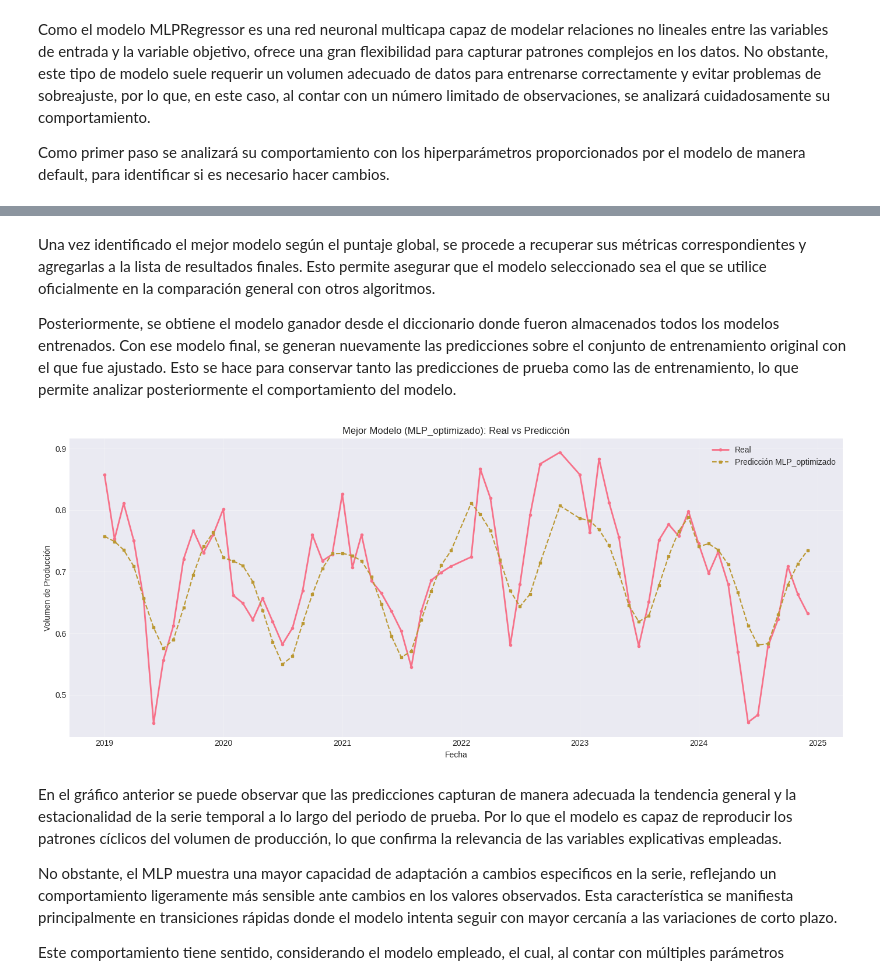
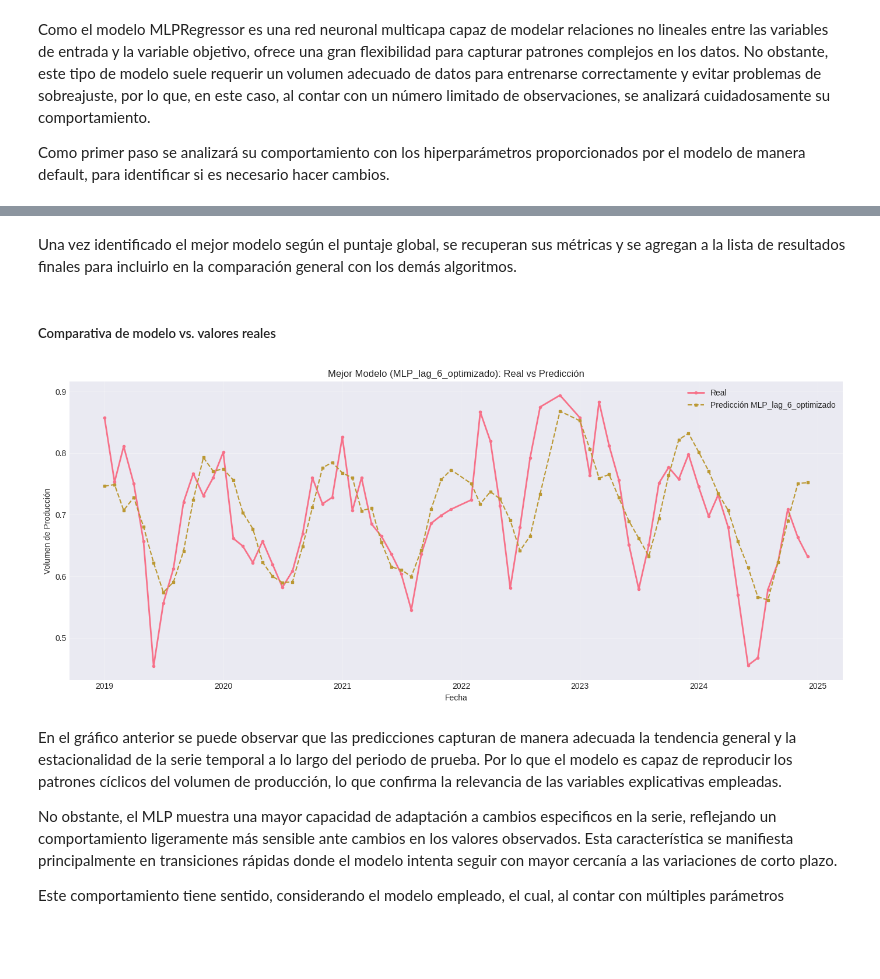
Before and after one commit to juan-pablo-lopez/tc5035-ene26-equipo29, a Jupyter notebook: Avance4.Equipo29.ipynb, the cells around one changed output, grey strips where cells are left out. Saved outputs shown, nothing was run; the diff lists cells and outputs as text; code cells hidden in the pictures; blank space fills up the shorter version.

```diff
--- a/Avance4.Equipo29.ipynb
+++ b/Avance4.Equipo29.ipynb
@@ -1433,0 +1590,9 @@ A pesar de que en esta corrida las ventanas no produjeron una mejora sustancial,
+# %%
+# Extraer configuración ganadora automáticamente
+idx_ganador     = df_rank_exploracion["Score"].idxmin()
+config_ganadora = configuraciones[idx_ganador]
+
+print(f"Arquitectura ganadora: {config_ganadora['hidden_layer_sizes']}")
+print(f"Activación           : {config_ganadora['activation']}")
+print(f"Alpha                : {config_ganadora['alpha']}")
+print(f"Learning rate        : {config_ganadora['learning_rate_init']}")
@@ -1540,13 +1755,21 @@ Por tanto, se decidió mantener la configuración por defecto al evidenciar que
 # %%
-# Tabla con los 4 MLP
+# Extraer métricas del modelo ganador de la exploración
+metrics_ganador = df_rank_exploracion.loc[
+    df_rank_exploracion["Score"].idxmin()
+].to_dict()
+
+# Quedarse solo con las columnas relevantes
+columnas_base = ["Modelo", "MAE", "RMSE", "MAPE", "R²", "MASE", "Tiempo"]
+metrics_ganador = {k: v for k, v in metrics_ganador.items() if k in columnas_base}
+
+# Tabla final con todos los modelos MLP
 df_mlp = pd.DataFrame([
     metrics_mlp_default,
-    metrics_mlp_optimizado,
+    metrics_ganador,
     *results
 ])
 
-
-# Ranking de MLP
+# Ranking final
 df_rank = df_mlp.copy()
 
 df_rank["Score"] = (
@@ -1600,28 +1834,31 @@ y_pred_train_mlp = modelo_final.predict(X_train_final)
 
 # Guardar predicción
 modelos_entrenados[mejor_mlp_nombre]["y_pred_train"] = y_pred_train_mlp
-# %% [markdown]
-Una vez identificado el mejor modelo según el puntaje global, se procede a recuperar sus métricas correspondientes y agregarlas a la lista de resultados finales. Esto permite asegurar que el modelo seleccionado sea el que se utilice oficialmente en la comparación general con otros algoritmos.
-
-
-Posteriormente, se obtiene el modelo ganador desde el diccionario donde fueron almacenados todos los modelos entrenados. Con ese modelo final, se generan nuevamente las predicciones sobre el conjunto de entrenamiento original con el que fue ajustado. Esto se hace para conservar tanto las predicciones de prueba como las de entrenamiento, lo que permite analizar posteriormente el comportamiento del modelo.
+# %% [markdown]
+Una vez identificado el mejor modelo según el puntaje global, se recuperan sus métricas y se agregan a la lista de resultados finales para incluirlo en la comparación general con los demás algoritmos.
+# %% [markdown]
+
+
+
+##### Comparativa de modelo vs. valores reales
 # %%
-# Obtener datos del mejor modelo
-y_test_final = modelos_entrenados[mejor_mlp_nombre]["y_test"]
+# Real vs Predicción sobre TEST
+y_test_final     = modelos_entrenados[mejor_mlp_nombre]["y_test"]
 y_pred_test_final = modelos_entrenados[mejor_mlp_nombre]["y_pred_test"]
-# Visualización
 fig, ax = plt.subplots(figsize=(14, 6))
-ax.plot(y_test_final.index,y_test_final.values,label='Real',linewidth=2,marker='o',markersize=3)
-ax.plot(y_test_final.index,y_pred_test_final,label=f'Predicción {mejor_mlp_nombre}',linestyle='--',marker='s',markersize=3)
+ax.plot(y_test_final.index, y_test_final.values,
+        label='Real', linewidth=2, marker='o', markersize=3)
+ax.plot(y_test_final.index, y_pred_test_final,
+        label=f'Predicción {mejor_mlp_nombre}', linestyle='--', marker='s', markersize=3)
 ax.set_xlabel('Fecha')
 ax.set_ylabel('Volumen de Producción')
 ax.set_title(f'Mejor Modelo ({mejor_mlp_nombre}): Real vs Predicción')
 ax.legend()
 ax.grid(True, alpha=0.3)
 plt.tight_layout()
 plt.show()
 # %% [output]
-[figure, old version]
+[figure, new version]
 # %% [markdown]
 En el gráfico anterior se puede observar que las predicciones capturan de manera adecuada la tendencia general y la estacionalidad de la serie temporal a lo largo del periodo de prueba. Por lo que el modelo es capaz de reproducir los patrones cíclicos del volumen de producción, lo que confirma la relevancia de las variables explicativas empleadas.
 
```
Also changed, not shown: parts of 52 cells of this notebook.
